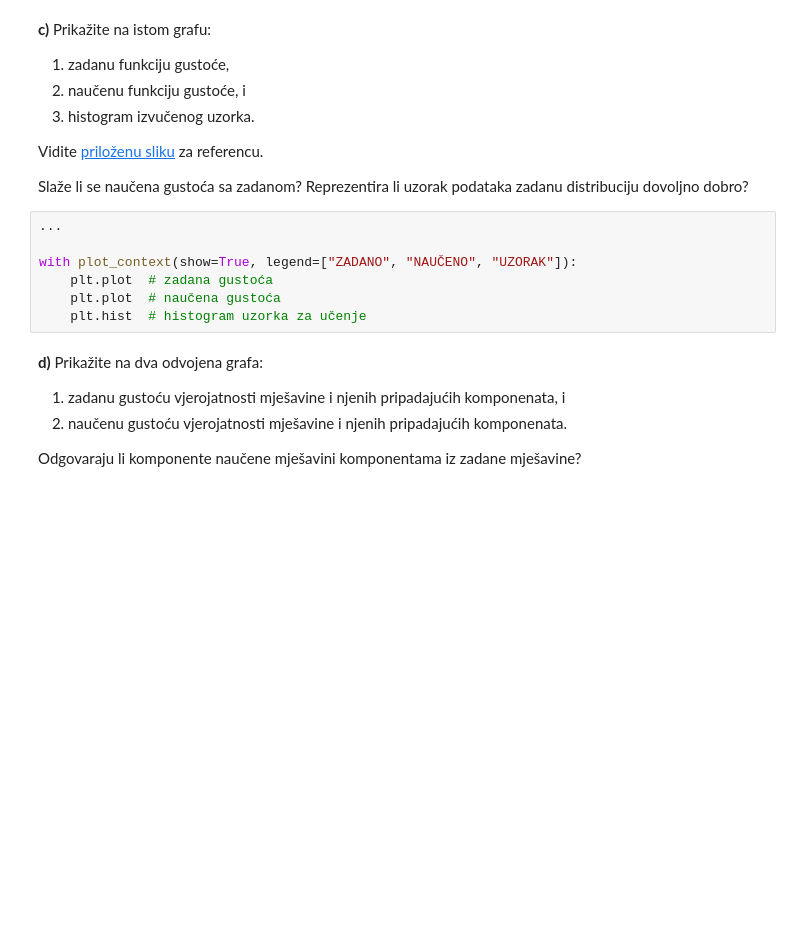
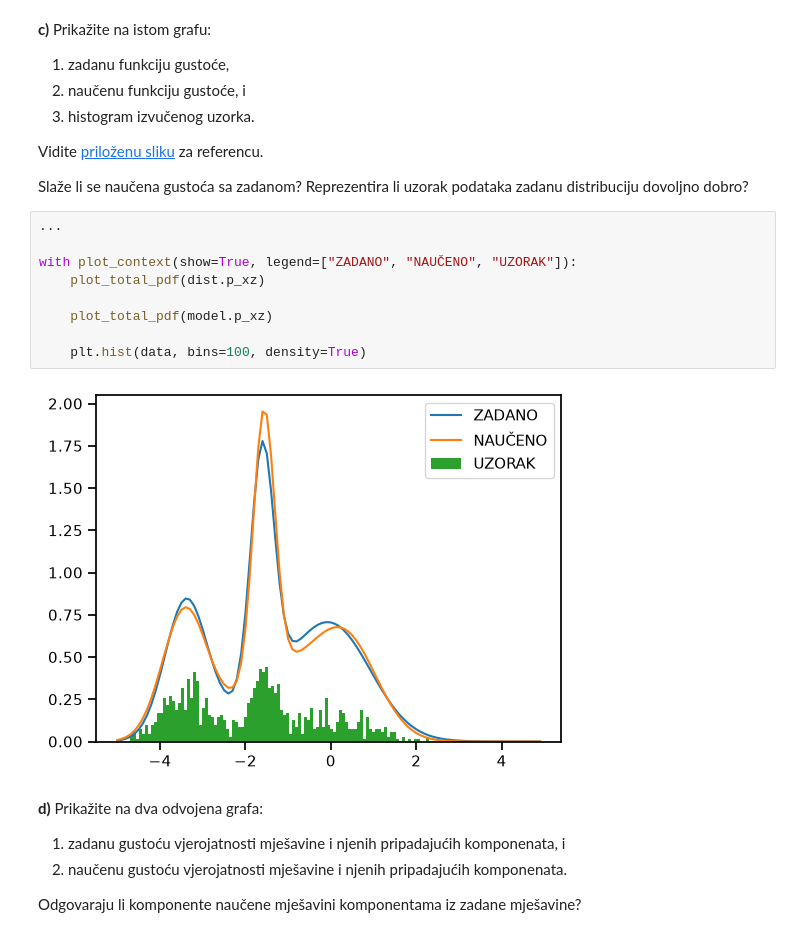
Before and after one commit to Ivan-Dujmic/FER-Deep-Learning-2, a Jupyter notebook: Lab1/lab_1.ipynb, the cells around one changed output. Saved outputs shown, nothing was run; the diff lists cells and outputs as text; blank space fills up the shorter version.

```diff
--- a/Lab1/lab_1.ipynb
+++ b/Lab1/lab_1.ipynb
@@ -208,10 +206,14 @@ Reprezentira li uzorak podataka zadanu distribuciju dovoljno dobro?
 # %%
 ...
 
 with plot_context(show=True, legend=["ZADANO", "NAUČENO", "UZORAK"]):
-    plt.plot  # zadana gustoća
-    plt.plot  # naučena gustoća
-    plt.hist  # histogram uzorka za učenje
+    plot_total_pdf(dist.p_xz)
+
+    plot_total_pdf(model.p_xz)
+
+    plt.hist(data, bins=100, density=True)
+# %% [output]
+[figure, added]
 # %% [markdown]
 <b>d)</b> Prikažite na dva odvojena grafa:
  1. zadanu gustoću vjerojatnosti mješavine i njenih pripadajućih komponenata, i
```
Also changed, not shown: parts of 4 cells of this notebook, 2 other files.
